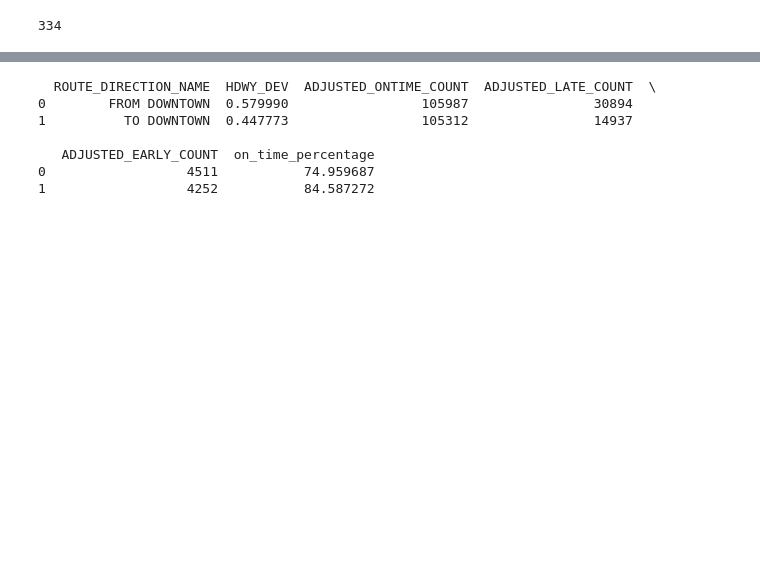
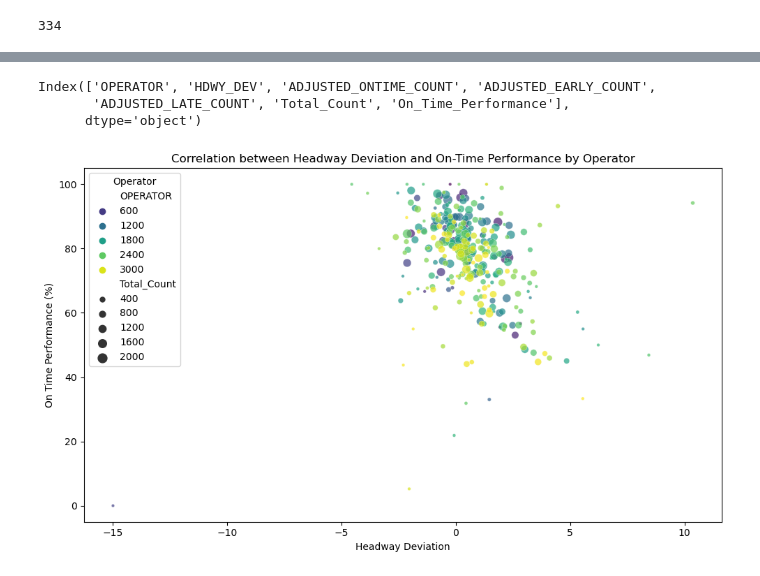
Before and after one commit to NSS-Data-Analytics-Cohort-12/wego-python-da12-python-spice-lattes, a Jupyter notebook: notebooks/WeGo_Data_python_spice_lattes.ipynb, the cells around one changed output, grey strips where cells are left out. Saved outputs shown, nothing was run; the diff lists cells and outputs as text; code cells hidden in the pictures; blank space fills up the shorter version.

```diff
--- a/notebooks/WeGo_Data_python_spice_lattes.ipynb
+++ b/notebooks/WeGo_Data_python_spice_lattes.ipynb
@@ -115,14 +110,28 @@ direction_grouped = wego.groupby('ROUTE_DIRECTION_NAME').agg({
-# %%
-direction_grouped['on_time_percentage'] = (direction_grouped['ADJUSTED_ONTIME_COUNT'] /
-                                           (direction_grouped['ADJUSTED_ONTIME_COUNT'] +
-                                            direction_grouped['ADJUSTED_LATE_COUNT'] +
-                                            direction_grouped['ADJUSTED_EARLY_COUNT'])) * 100
-print(direction_grouped)
-# %% [output]
-  ROUTE_DIRECTION_NAME  HDWY_DEV  ADJUSTED_ONTIME_COUNT  ADJUSTED_LATE_COUNT  \
-0        FROM DOWNTOWN  0.579990                 105987                30894
-1          TO DOWNTOWN  0.447773                 105312                14937
-
-   ADJUSTED_EARLY_COUNT  on_time_percentage
-0                  4511           74.959687
-1                  4252           84.587272
+# %%
+driver_performance.columns = driver_performance.columns.str.strip()
+# %%
+print(driver_performance.columns)
+# %% [output]
+Index(['OPERATOR', 'HDWY_DEV', 'ADJUSTED_ONTIME_COUNT', 'ADJUSTED_EARLY_COUNT',
+       'ADJUSTED_LATE_COUNT', 'Total_Count', 'On_Time_Performance'],
+      dtype='object')
+# %%
+plt.figure(figsize=(10, 6))
+sns.scatterplot(
+    data= driver_performance,
+    x='HDWY_DEV',
+    y='On_Time_Performance',
+    hue='OPERATOR',
+    palette='viridis',
+    size='Total_Count',
+    sizes=(10, 100),
+    alpha=0.7
+)
+plt.title('Correlation between Headway Deviation and On-Time Performance by Operator')
+plt.xlabel('Headway Deviation')
+plt.ylabel('On Time Performance (%)')
+plt.legend(title='Operator')
+plt.tight_layout()
+plt.show()
+# %% [output]
+[figure, added]
```
Also changed, not shown: parts of 7 cells of this notebook.
